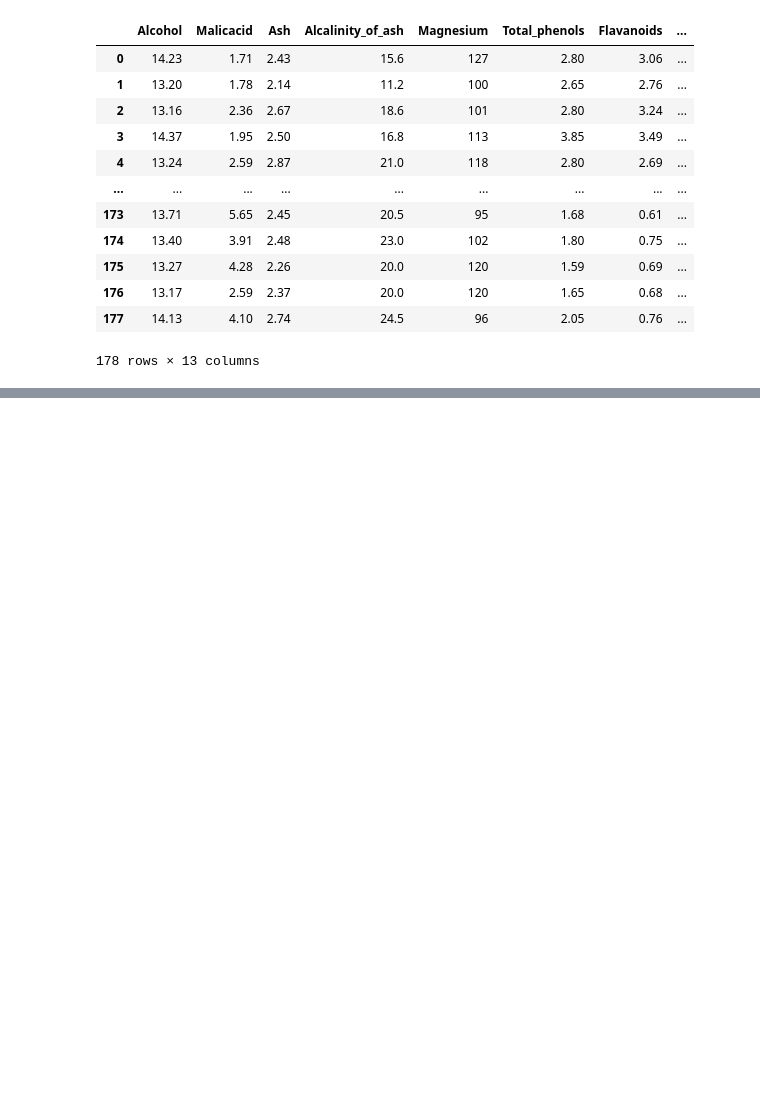
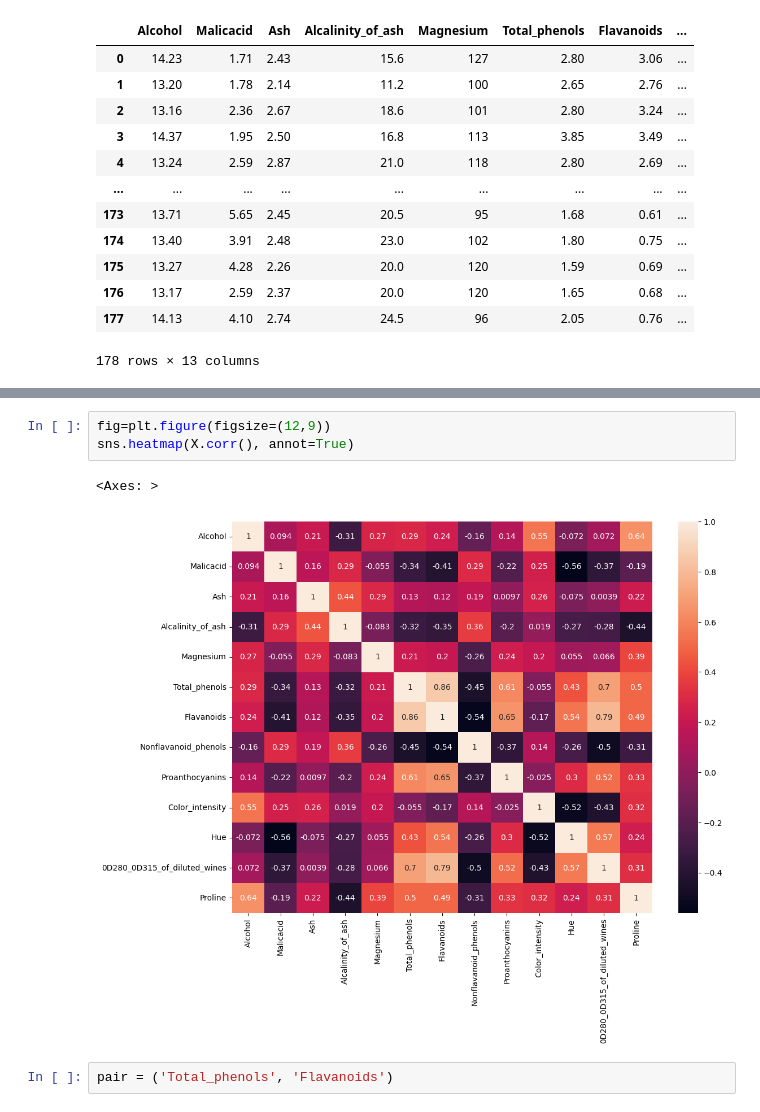
Before and after one commit to Chpel/CoDA-Project, a Jupyter notebook: Wine.ipynb, the cells around one changed output, grey strips where cells are left out. Drawn from its saved outputs; the diff is of its cells as text; blank space fills up the shorter version.

```diff
--- a/Wine.ipynb
+++ b/Wine.ipynb
@@ -65,3 +69,11 @@ X.describe().drop(['count', '25%','50%','75%'], axis=0)
 | std | 0.811827 | 1.117146 | 0.274344 | 3.339564 | 14.282484 | 0.625851 | 0.998859 | ... |
 | min | 11.030000 | 0.740000 | 1.360000 | 10.600000 | 70.000000 | 0.980000 | 0.340000 | ... |
 | max | 14.830000 | 5.800000 | 3.230000 | 30.000000 | 162.000000 | 3.880000 | 5.080000 | ... |
+# %%
+fig=plt.figure(figsize=(12,9))
+sns.heatmap(X.corr(), annot=True)
+# %% [output]
+<Axes: >
+[figure, added]
+# %%
+pair = ('Total_phenols', 'Flavanoids')
```
Also changed, not shown: parts of 6 cells of this notebook.
